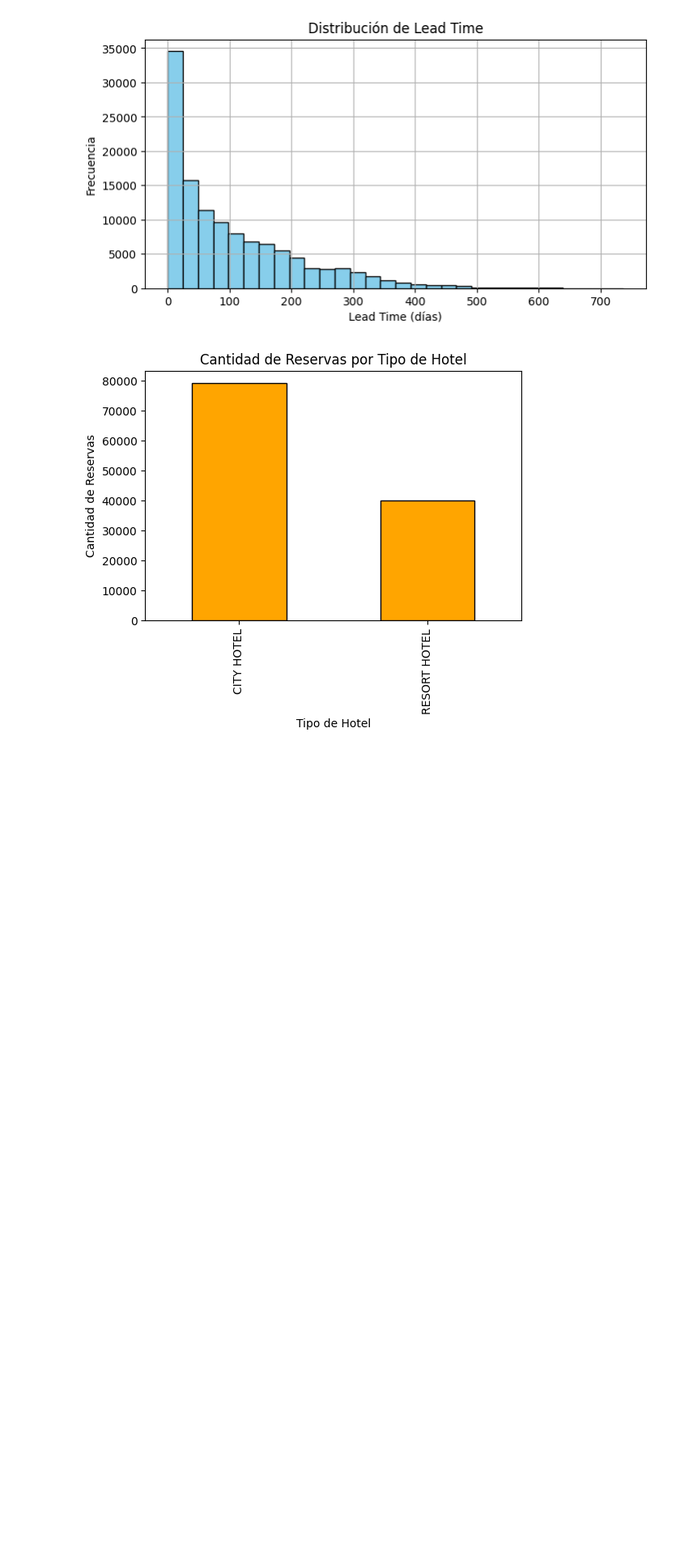
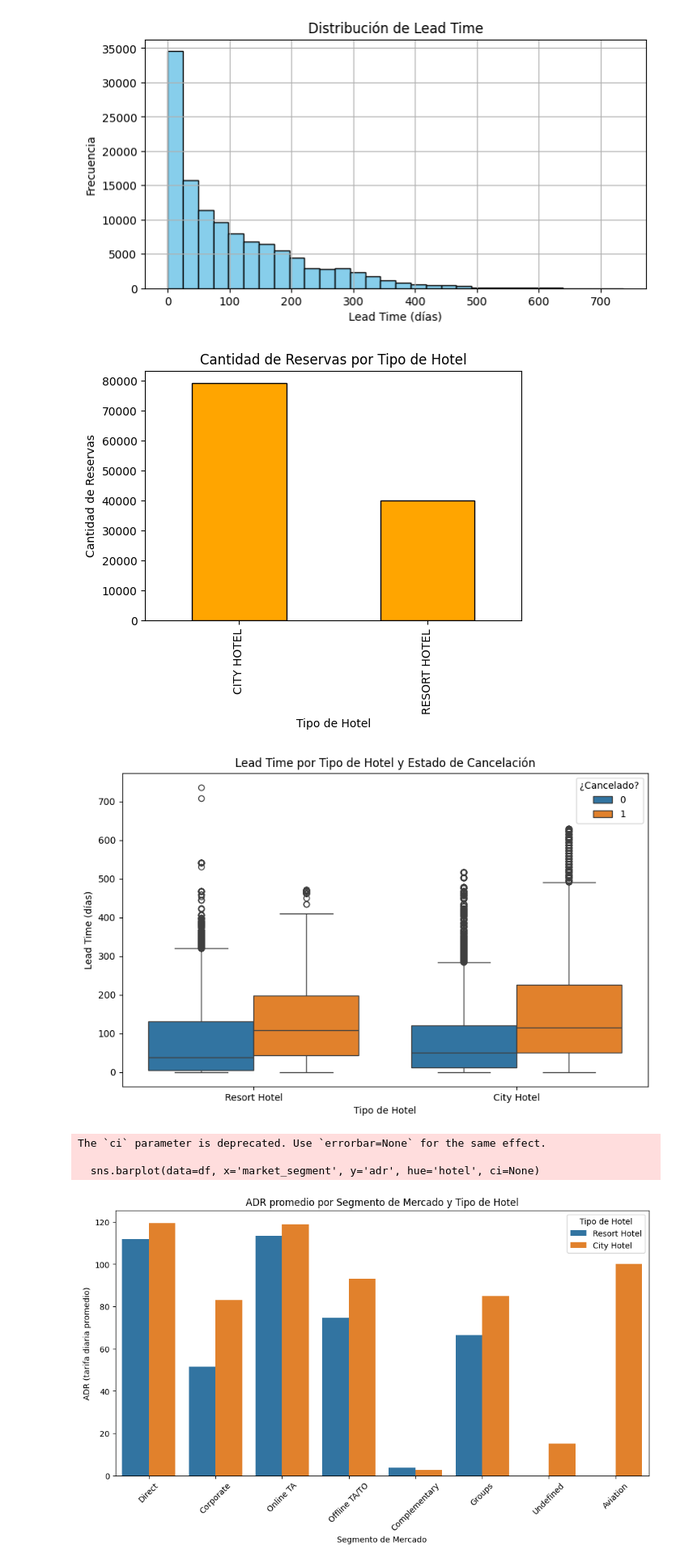
Before and after one commit to Zangetsupwr/Examen2, a Jupyter notebook: examen2.ipynb, the cells around one changed output. Shown at 81% size. Cells and saved outputs as stored; diff of their text form; code cells hidden in the pictures; blank space fills up the shorter version.

```diff
--- a/examen2.ipynb
+++ b/examen2.ipynb
@@ -275,3 +295,10 @@ Is Canceled
 No    75166
 Sí    44224
 Name: count, dtype: int64
+# %%
+# Reemplazar valor indefinido en la columna 'meal' por SC (Sin Comida)
+# Se interpreta que 'Undefined' significa que no se ha seleccionado un plan de comidas
+# Se reemplaza por 'SC' para indicar que no hay comida incluida en plan del cliente
+df['meal'] = df['meal'].replace('Undefined', 'SC')
+# Revisar los cambios
+df['meal'].value_counts()
@@ -360,0 +366,31 @@ plt.show()
+# %%
+# Visualización 1: Relación entre el tipo de hotel, el estado de cancelación y el promedio de lead_time
+plt.figure(figsize=(10, 6))
+sns.boxplot(data=df, x='hotel', y='lead_time', hue='is_canceled')
+plt.title('Lead Time por Tipo de Hotel y Estado de Cancelación')
+plt.xlabel('Tipo de Hotel')
+plt.ylabel('Lead Time (días)')
+plt.legend(title='¿Cancelado?')
+plt.show()
+# Interpretación:
+# Se observa que las reservas canceladas tienden a tener un lead time (anticipación) mayor en ambos tipos de hotel,
+# especialmente en el City Hotel. Esto sugiere que las reservas hechas con mucha anticipación tienen mayor probabilidad de cancelarse.
+
+# Visualización 2: Relación entre el segmento de mercado, el tipo de hotel y el ADR (tarifa diaria promedio)
+plt.figure(figsize=(12, 6))
+sns.barplot(data=df, x='market_segment', y='adr', hue='hotel', ci=None)
+plt.title('ADR promedio por Segmento de Mercado y Tipo de Hotel')
+plt.xlabel('Segmento de Mercado')
+plt.ylabel('ADR (tarifa diaria promedio)')
+plt.xticks(rotation=45)
+plt.legend(title='Tipo de Hotel')
+plt.show()
+# Ianalisis del grafico:
+# El segmento de mercado influye significativamente en el ADR, y existen diferencias notables entre los tipos de hotel.
+# Por ejemplo, el segmento "Corporate" suele tener un ADR más alto en el City Hotel que en el Resort Hotel.
+# %% [output]
+[figure, added]
+The `ci` parameter is deprecated. Use `errorbar=None` for the same effect.
+
+  sns.barplot(data=df, x='market_segment', y='adr', hue='hotel', ci=None)
+[figure, added]
```
Also changed, not shown: parts of 6 cells of this notebook.
